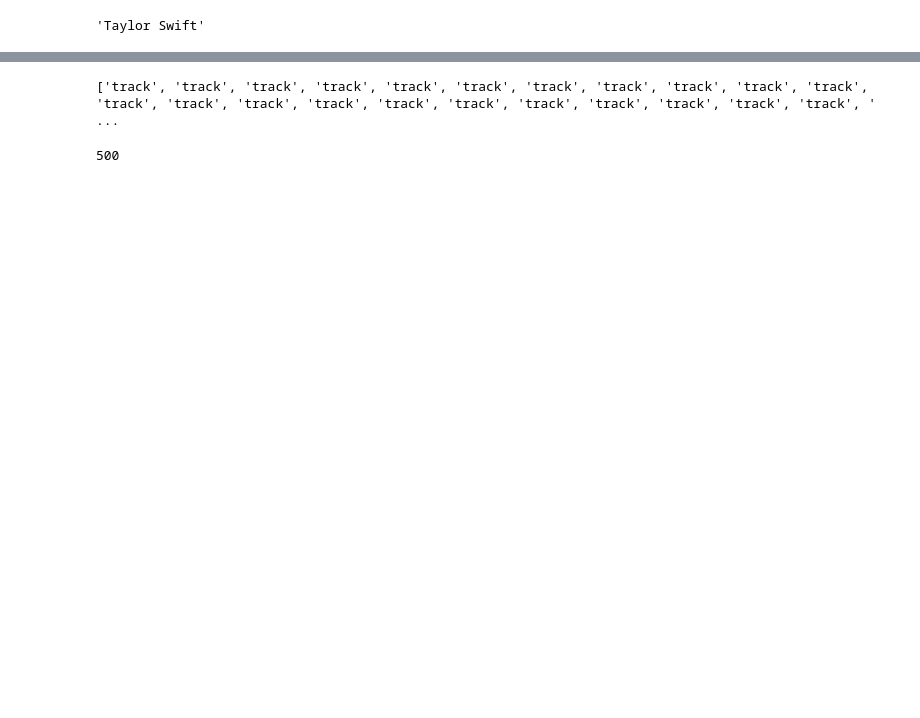
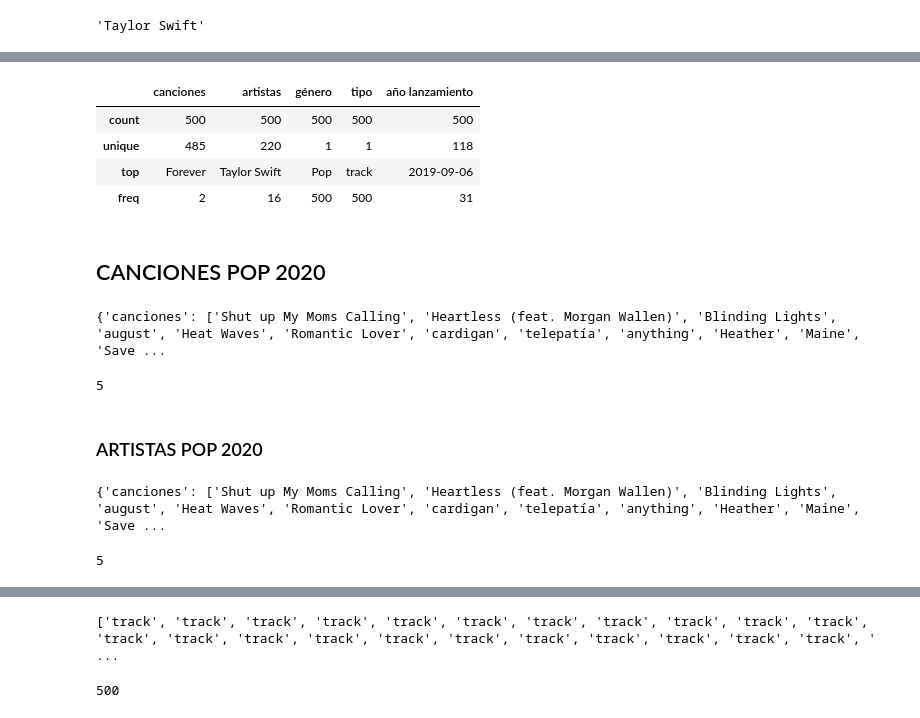
Before and after one commit to psainzpc/proyecto-da-promo-k-modulo-2-team-1, a Jupyter notebook: genero_pop.ipynb, the cells around one changed output, grey strips where cells are left out. Cells and saved outputs as stored; diff of their text form; code cells hidden in the pictures; blank space fills up the shorter version.

```diff
--- a/genero_pop.ipynb
+++ b/genero_pop.ipynb
@@ -101,0 +93,38 @@ df_2019
+# %%
+df_2019.describe(include="object")
+# %% [output]
+|  | canciones | artistas | género | tipo | año lanzamiento |
+| count | 500 | 500 | 500 | 500 | 500 |
+| unique | 485 | 220 | 1 | 1 | 118 |
+| top | Forever | Taylor Swift | Pop | track | 2019-09-06 |
+| freq | 2 | 16 | 500 | 500 | 31 |
+# %% [markdown]
+## CANCIONES POP 2020
+# %%
+#LISTA DE CANCIONES POP 2020
+
+dict_tracks_pop_2020 ={"canciones":[], "artistas": [], "género": "Pop", "tipo": "track", "año lanzamiento": []}
+for offset in range(0,500,50):
+    canciones_2020 = sp.search(q="genre:pop year:2020", type="track", limit=50, offset=offset)
+    for i in range(0,50,1):
+        dict_tracks_pop_2020["canciones"].append(canciones_2020["tracks"]["items"][i]["name"])
+
+
+print(dict_tracks_pop_2020)
+len(dict_tracks_pop_2020)
+# %% [output]
+{'canciones': ['Shut up My Moms Calling', 'Heartless (feat. Morgan Wallen)', 'Blinding Lights', 'august', 'Heat Waves', 'Romantic Lover', 'cardigan', 'telepatía', 'anything', 'Heather', 'Maine', 'Save ...
+5
+# %% [markdown]
+### ARTISTAS POP 2020
+# %%
+#ARTISTAS DE CANCIONES POP 2020
+for offset in range(0, 500, 50):
+    canciones = sp.search(q='genre:"pop" year:2020', type='track', limit=50, offset=offset)
+    for track in canciones['tracks']['items']:
+        dict_tracks_pop_2020["artistas"].append(track["artists"][0]['name'])
+print(dict_tracks_pop_2020)
+len(dict_tracks_pop_2020)
+# %% [output]
+{'canciones': ['Shut up My Moms Calling', 'Heartless (feat. Morgan Wallen)', 'Blinding Lights', 'august', 'Heat Waves', 'Romantic Lover', 'cardigan', 'telepatía', 'anything', 'Heather', 'Maine', 'Save ...
+5
```
Also changed, not shown: parts of 24 cells of this notebook, 1 other file.
